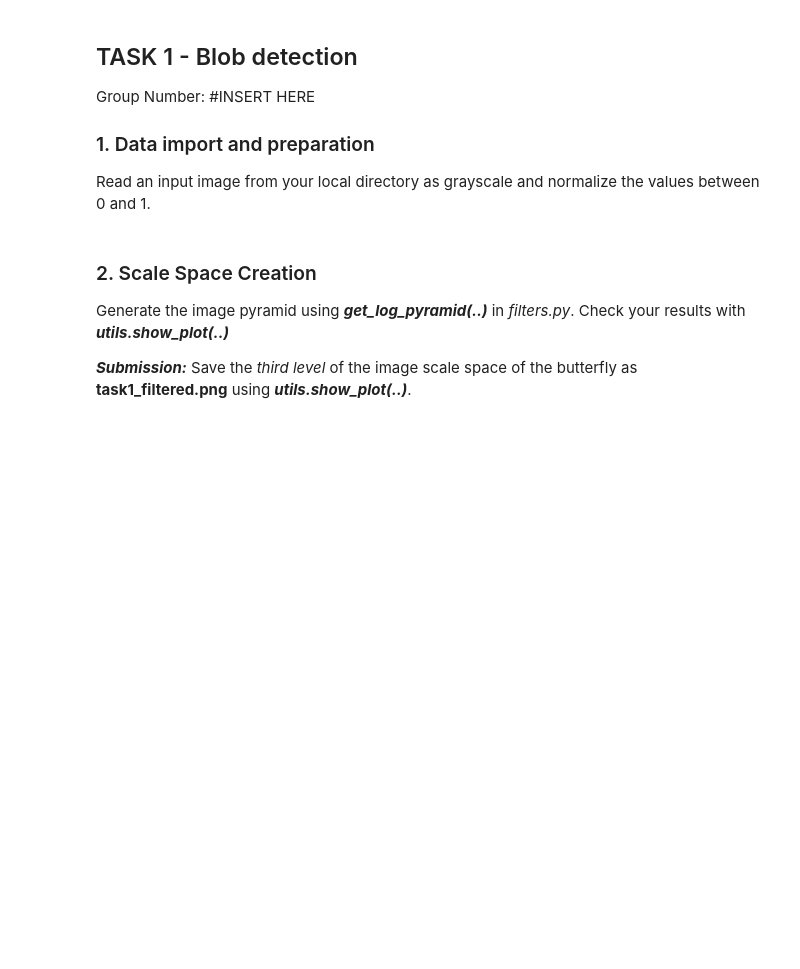
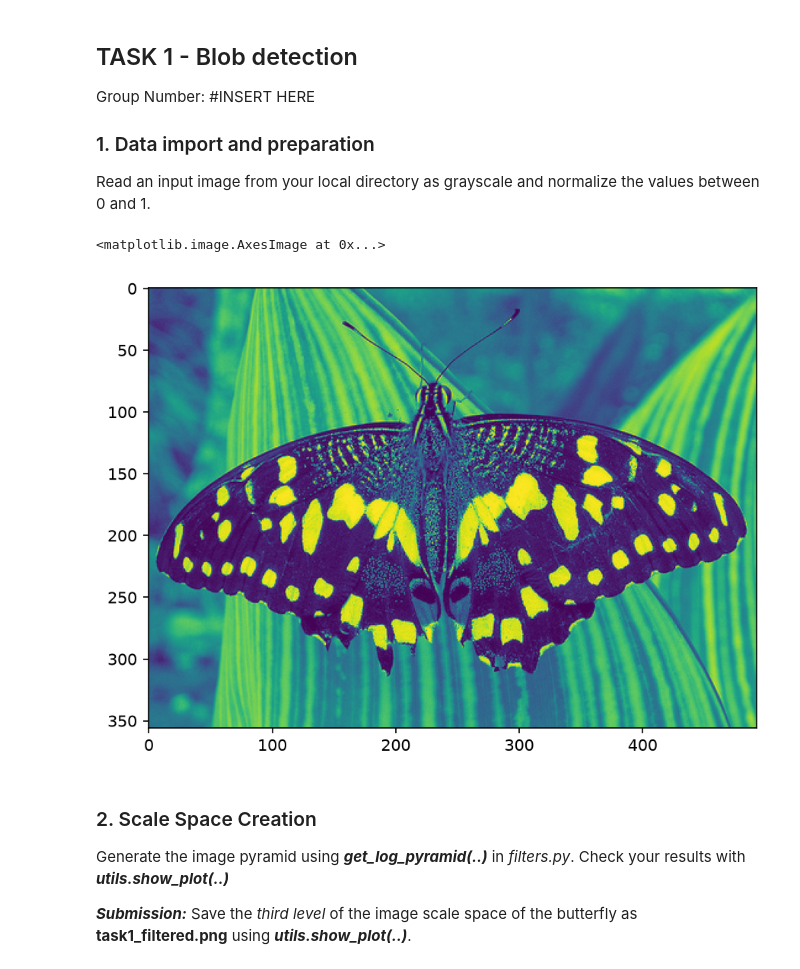
Before and after one commit to tsalak/CV2026-27_assignment1, a Jupyter notebook: TASK1/Task1.ipynb, the cells around one changed output. Drawn from its saved outputs; the diff is of its cells as text; code cells hidden in the pictures; blank space fills up the shorter version.

```diff
--- a/TASK1/Task1.ipynb
+++ b/TASK1/Task1.ipynb
@@ -26,3 +22,15 @@ plt.rcParams['figure.dpi'] = 150
+# %%
+#student_code start
+
+img = cv2.imread('data/butterfly.jpg', cv2.IMREAD_GRAYSCALE)
+normalized = img.astype(np.float32)/255.
+
+plt.imshow(normalized)
+
+#student_code end
+# %% [output]
+<matplotlib.image.AxesImage at 0x...>
+[figure, added]
 # %% [markdown]
 ### 2. Scale Space Creation
 
```
Also changed, not shown: parts of 5 cells of this notebook, 2 other files.
